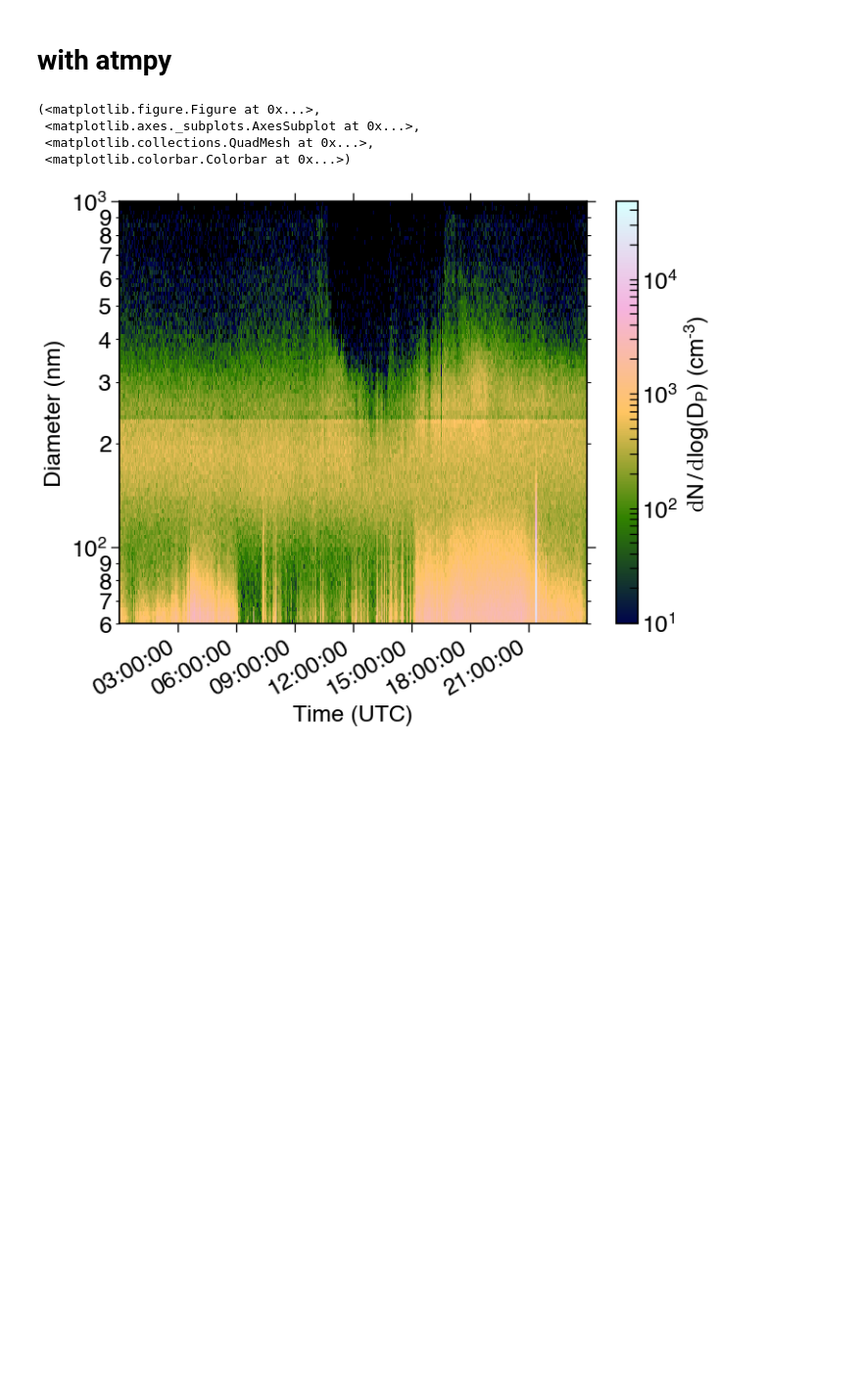
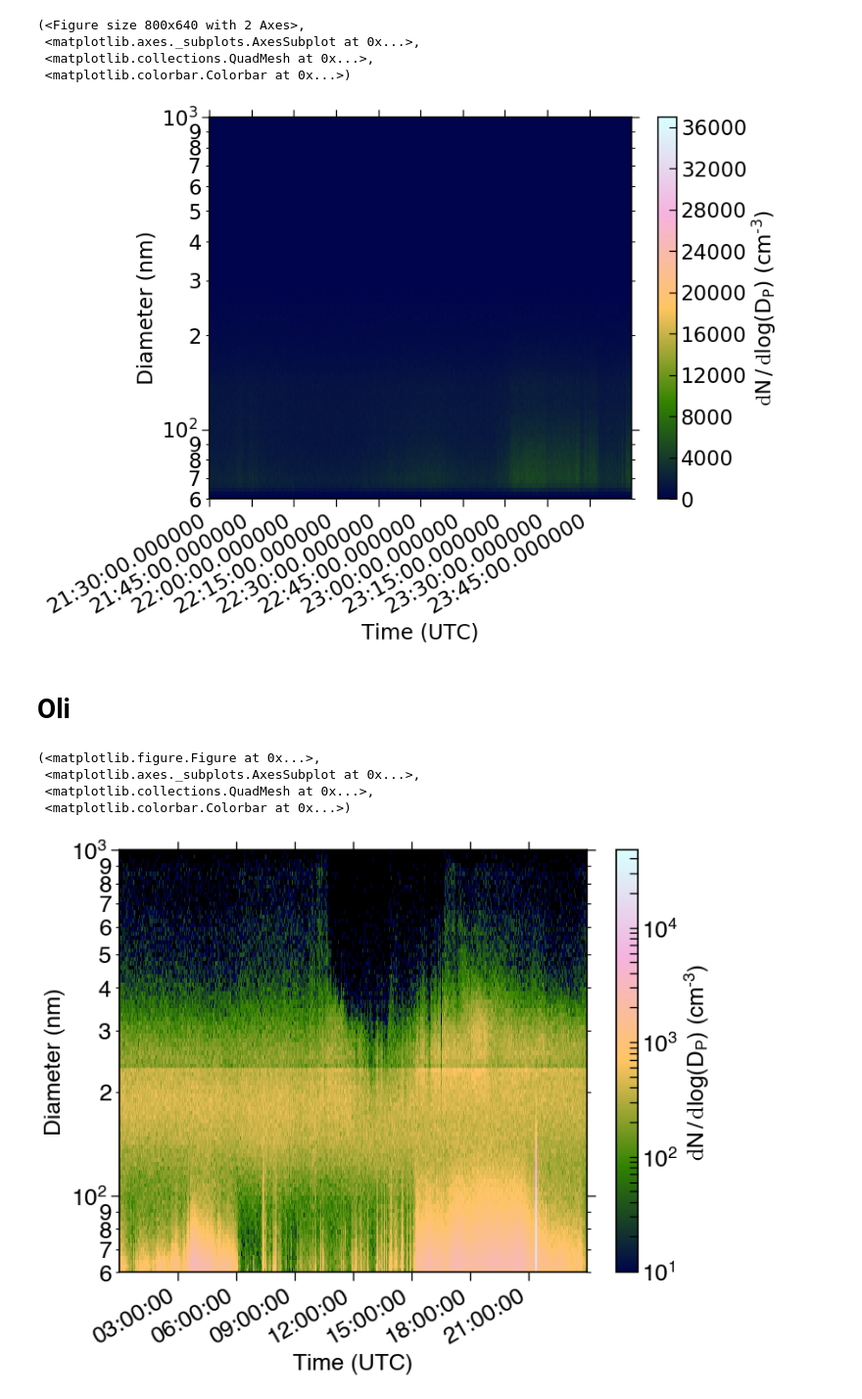
Before and after one commit to wblumberg/atm-py, a Jupyter notebook: examples/instruments_ARM_uhsas.ipynb, the cells around one changed output. Shown at 98% size. Cells and saved outputs as stored; diff of their text form; code cells hidden in the pictures; blank space fills up the shorter version.

```diff
--- a/examples/instruments_ARM_uhsas.ipynb
+++ b/examples/instruments_ARM_uhsas.ipynb
@@ -4,8 +4,20 @@ import xarray as xr
 # %%
 %matplotlib inline
 plt.style.use('hagen_default')
-# %% [markdown]
-# with atmpy
+# %%
+fname = '/Volumes/HTelg_4TB_Backup/arm_data/SGP/aosuhsasE13.a1/sgpaosuhsasE13.a1.20161115.212954.nc'
+# fname = '/Volumes/HTelg_4TB_Backup/arm_data/OLI/uhsas/oliaosuhsasM1.a1.20170401.000008.nc'
+dist = atmPy.data_archives.arm.read_uhsas(fname)
+# %%
+dist.plot()
+# %% [output]
+(<Figure size 800x640 with 2 Axes>,
+ <matplotlib.axes._subplots.AxesSubplot at 0x...>,
+ <matplotlib.collections.QuadMesh at 0x...>,
+ <matplotlib.colorbar.Colorbar at 0x...>)
+[figure, added]
+# %% [markdown]
+# Oli
 # %%
 fname = '/Volumes/HTelg_4TB_Backup/arm_data/OLI/uhsas/oliaosuhsasM1.a1.20170811.000008.nc'
 # fname = '/Volumes/HTelg_4TB_Backup/arm_data/OLI/uhsas/oliaosuhsasM1.a1.20170401.000008.nc'
```
Also changed, not shown: 9 other files.
